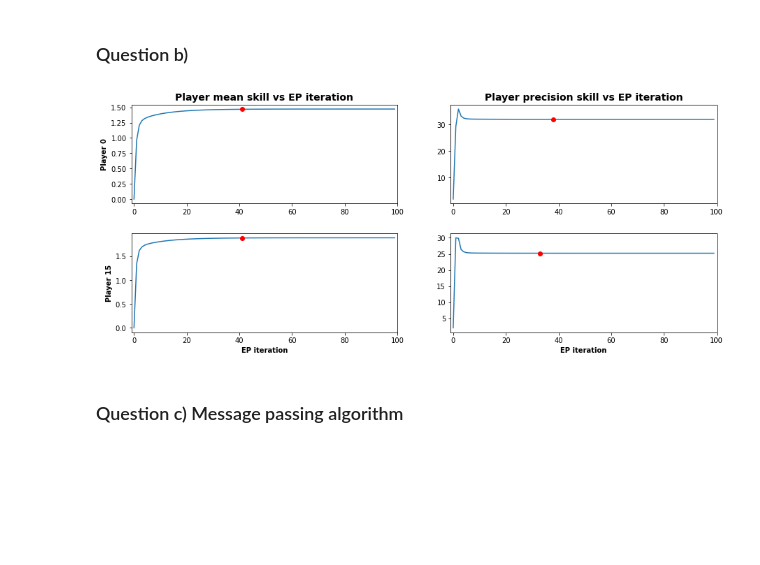
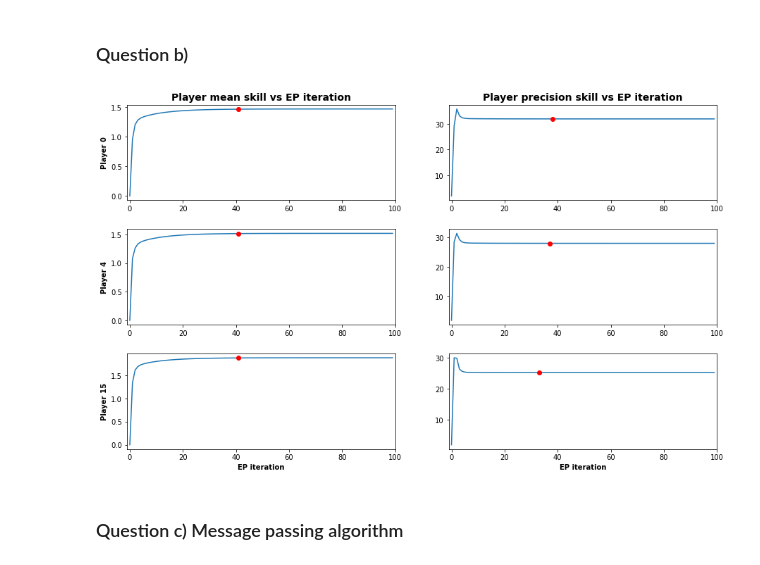
Before and after one commit to AlejandroSantorum/MPhil_MLMI_Cambridge, a Jupyter notebook: 4F13-Probabilistic_Machine_Learning/Lab/lab2/code/coursework2.ipynb, the cells around one changed output. Drawn from its saved outputs; the diff is of its cells as text; code cells hidden in the pictures; blank space fills up the shorter version.

```diff
--- a/4F13-Probabilistic_Machine_Learning/Lab/lab2/code/coursework2.ipynb
+++ b/4F13-Probabilistic_Machine_Learning/Lab/lab2/code/coursework2.ipynb
@@ -186,9 +186,9 @@ def plot_convergence_MP(player_ids, all_mean_skills, all_precision_skills):
         index_convg_prec = calculate_convergence_point(all_precision_skills[player_ids[i]], 10**-3, ntimes=10)
         axes[i][1].plot(index_convg_prec, all_precision_skills[player_ids[i]][index_convg_prec], '-ro')
 # %%
-plot_convergence_MP([0, 15], all_mean_skills, all_precision_skills)
+plot_convergence_MP([0, 4, 15], all_mean_skills, all_precision_skills)
 # %% [output]
-[figure, old version]
+[figure, new version]
 # %% [markdown]
 ### Question c) Message passing algorithm
 # %% [markdown]
```
Also changed, not shown: parts of 2 cells of this notebook, 19 other files.
